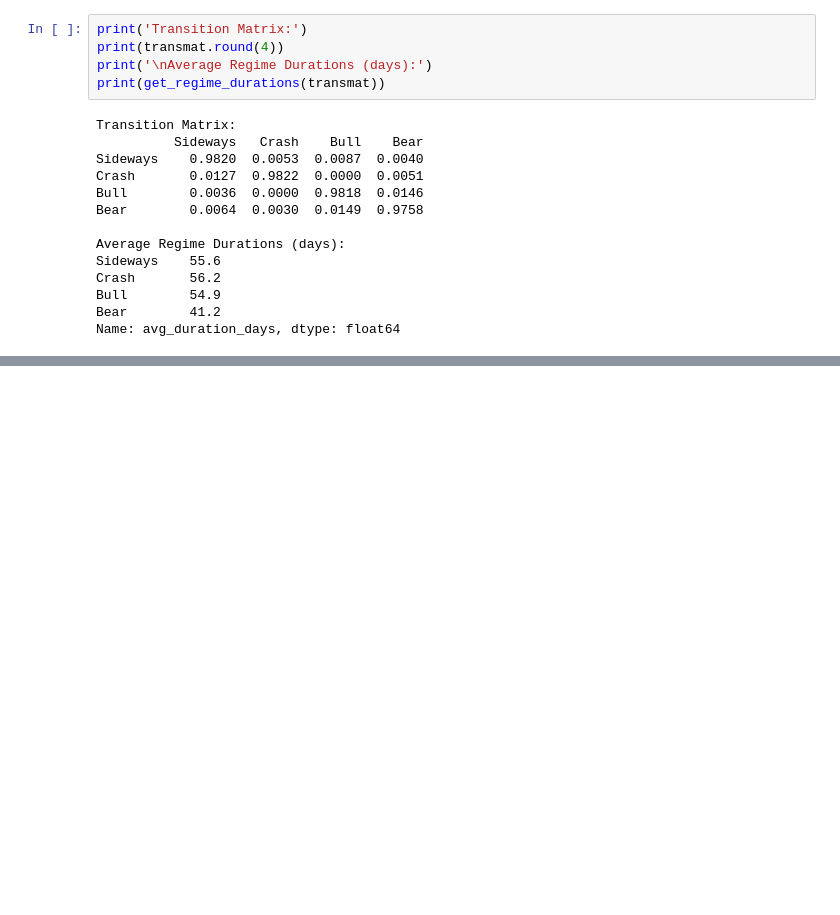
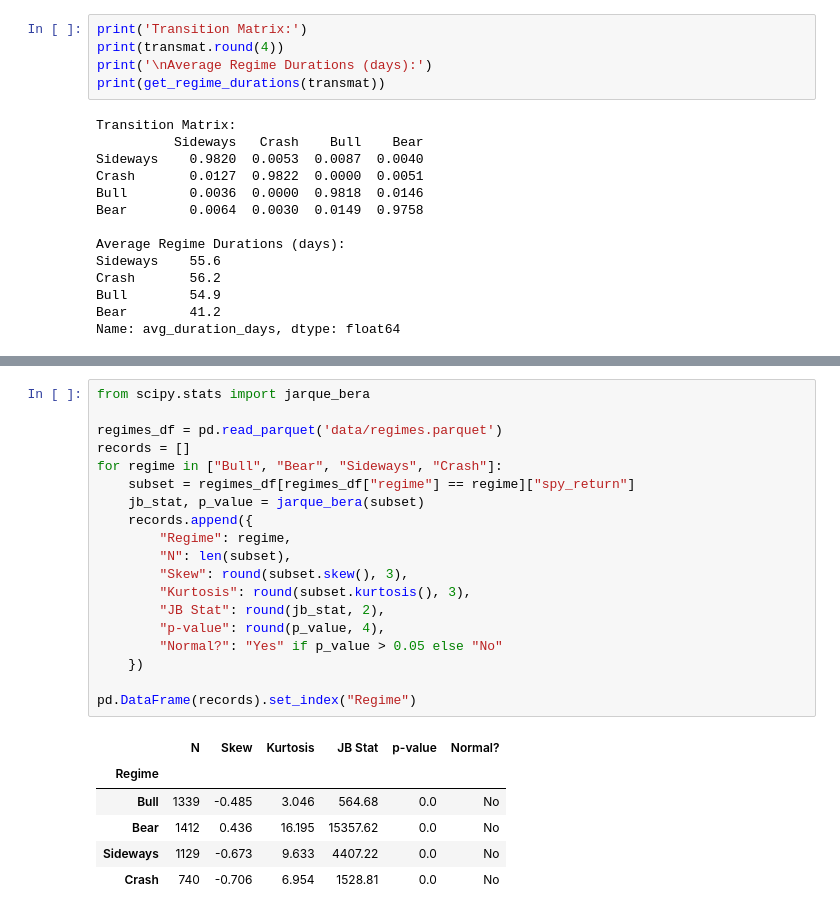
Before and after one commit to AbdelkrimCode/regime-adaptive-portfolio, a Jupyter notebook: notebooks/exploration.ipynb, the cells around one changed output, grey strips where cells are left out. Drawn from its saved outputs; the diff is of its cells as text; blank space fills up the shorter version.

```diff
--- a/notebooks/exploration.ipynb
+++ b/notebooks/exploration.ipynb
@@ -384,0 +443,26 @@ Name: avg_duration_days, dtype: float64
+# %%
+from scipy.stats import jarque_bera
+
+regimes_df = pd.read_parquet('data/regimes.parquet')
+records = []
+for regime in ["Bull", "Bear", "Sideways", "Crash"]:
+    subset = regimes_df[regimes_df["regime"] == regime]["spy_return"]
+    jb_stat, p_value = jarque_bera(subset)
+    records.append({
+        "Regime": regime,
+        "N": len(subset),
+        "Skew": round(subset.skew(), 3),
+        "Kurtosis": round(subset.kurtosis(), 3),
+        "JB Stat": round(jb_stat, 2),
+        "p-value": round(p_value, 4),
+        "Normal?": "Yes" if p_value > 0.05 else "No"
+    })
+
+pd.DataFrame(records).set_index("Regime")
+# %% [output]
+|  | N | Skew | Kurtosis | JB Stat | p-value | Normal? |
+| Regime |  |  |  |  |  |  |
+| Bull | 1339 | -0.485 | 3.046 | 564.68 | 0.0 | No |
+| Bear | 1412 | 0.436 | 16.195 | 15357.62 | 0.0 | No |
+| Sideways | 1129 | -0.673 | 9.633 | 4407.22 | 0.0 | No |
+| Crash | 740 | -0.706 | 6.954 | 1528.81 | 0.0 | No |
```
Also changed, not shown: parts of 12 cells of this notebook.
